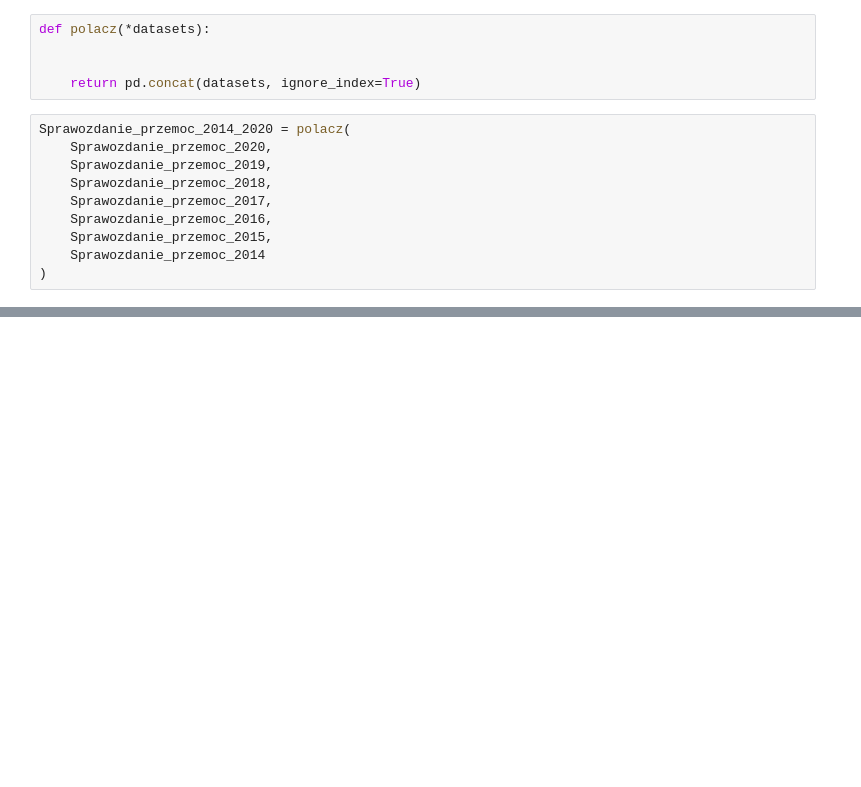
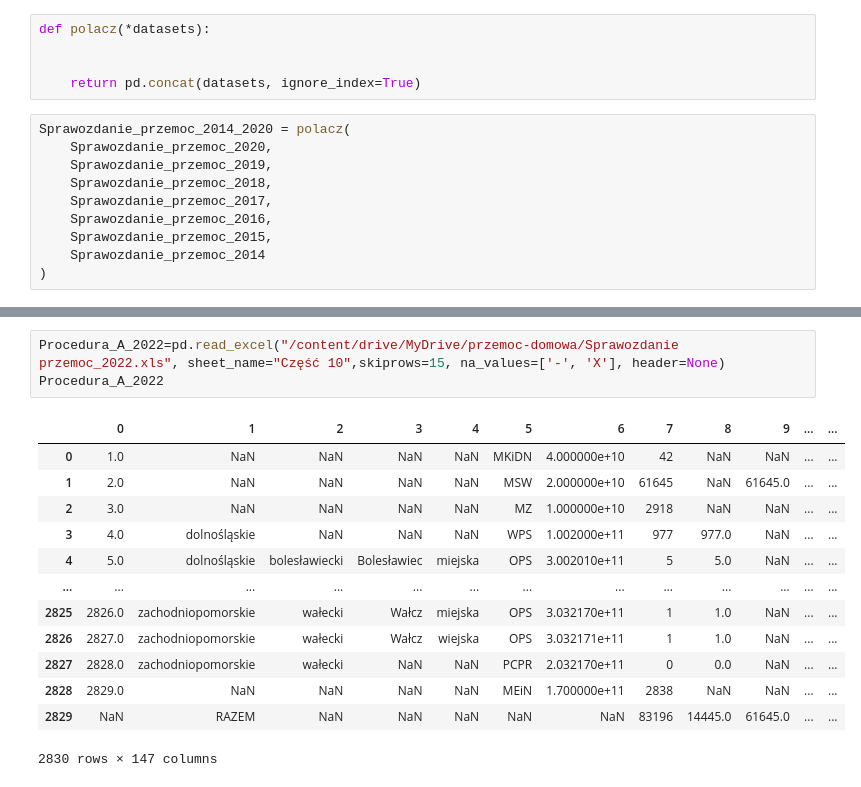
Before and after one commit to Francho03/Praca-licencjacka, a Jupyter notebook: Niebieska_karta.ipynb, the cells around one changed output, grey strips where cells are left out. Cells and saved outputs as stored; diff of their text form; blank space fills up the shorter version.

```diff
--- a/Niebieska_karta.ipynb
+++ b/Niebieska_karta.ipynb
@@ -536,0 +807,17 @@ Sprawozdanie_przemoc_2014_2020
+# %%
+Procedura_A_2022=pd.read_excel("/content/drive/MyDrive/przemoc-domowa/Sprawozdanie przemoc_2022.xls", sheet_name="Część 10",skiprows=15, na_values=['-', 'X'], header=None)
+Procedura_A_2022
+# %% [output]
+|  | 0 | 1 | 2 | 3 | 4 | 5 | 6 | 7 | 8 | 9 | ... | ... |
+| 0 | 1.0 | NaN | NaN | NaN | NaN | MKiDN | 4.000000e+10 | 42 | NaN | NaN | ... | ... |
+| 1 | 2.0 | NaN | NaN | NaN | NaN | MSW | 2.000000e+10 | 61645 | NaN | 61645.0 | ... | ... |
+| 2 | 3.0 | NaN | NaN | NaN | NaN | MZ | 1.000000e+10 | 2918 | NaN | NaN | ... | ... |
+| 3 | 4.0 | dolnośląskie | NaN | NaN | NaN | WPS | 1.002000e+11 | 977 | 977.0 | NaN | ... | ... |
+| 4 | 5.0 | dolnośląskie | bolesławiecki | Bolesławiec | miejska | OPS | 3.002010e+11 | 5 | 5.0 | NaN | ... | ... |
+| ... | ... | ... | ... | ... | ... | ... | ... | ... | ... | ... | ... | ... |
+| 2825 | 2826.0 | zachodniopomorskie | wałecki | Wałcz | miejska | OPS | 3.032170e+11 | 1 | 1.0 | NaN | ... | ... |
+| 2826 | 2827.0 | zachodniopomorskie | wałecki | Wałcz | wiejska | OPS | 3.032171e+11 | 1 | 1.0 | NaN | ... | ... |
+| 2827 | 2828.0 | zachodniopomorskie | wałecki | NaN | NaN | PCPR | 2.032170e+11 | 0 | 0.0 | NaN | ... | ... |
+| 2828 | 2829.0 | NaN | NaN | NaN | NaN | MEiN | 1.700000e+11 | 2838 | NaN | NaN | ... | ... |
+| 2829 | NaN | RAZEM | NaN | NaN | NaN | NaN | NaN | 83196 | 14445.0 | 61645.0 | ... | ... |
+2830 rows × 147 columns
```
Also changed, not shown: parts of 53 cells of this notebook.
